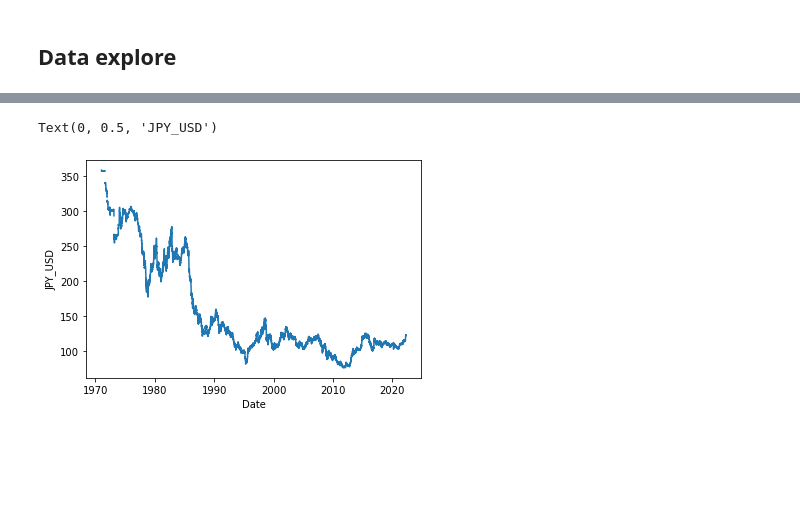
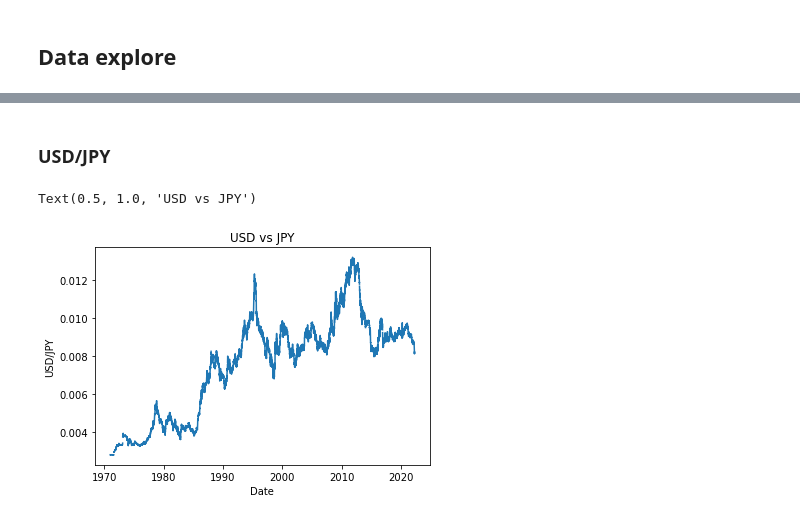
Before and after one commit to veryveryspooky/foreign_exchange_prediction, a Jupyter notebook: main.ipynb, the cells around one changed output, grey strips where cells are left out. Drawn from its saved outputs; the diff is of its cells as text; code cells hidden in the pictures; blank space fills up the shorter version.

```diff
--- a/main.ipynb
+++ b/main.ipynb
@@ -9,8 +9,10 @@ import matplotlib.pyplot as plt
 fred = Fred('725b5a988dcd81a9828c82cf8906d571')
 # %%
 usd_eur = pd.DataFrame(fred.get_series('DEXUSEU')).reset_index().rename(columns={'index':'Date', 0:'value'})
-jpy_usd = pd.DataFrame(fred.get_series('DEXJPUS')).reset_index().rename(columns={'index':'Date', 0:'value'})
-cny_usd = pd.DataFrame(fred.get_series('DEXCHUS')).reset_index().rename(columns={'index':'Date', 0:'value'})
+usd_jpy = pd.DataFrame(fred.get_series('DEXJPUS')).reset_index().rename(columns={'index':'Date', 0:'value'})
+usd_jpy['value'] = 1/usd_jpy['value']
+usd_cny = pd.DataFrame(fred.get_series('DEXCHUS')).reset_index().rename(columns={'index':'Date', 0:'value'})
+usd_cny['value'] = 1/usd_cny['value']
 usd_gbp = pd.DataFrame(fred.get_series('DEXUSUK')).reset_index().rename(columns={'index':'Date', 0:'value'})
 # %% [markdown]
 ## Data explore
@@ -24,7 +41,10 @@ Text(0, 0.5, 'USD/EUR')
+# %% [markdown]
+### USD/JPY
 # %%
-plt.plot(jpy_usd['Date'], jpy_usd['value'])
+plt.plot(usd_jpy['Date'], usd_jpy['value'])
 plt.xlabel('Date')
-plt.ylabel('JPY_USD')
+plt.ylabel('USD/JPY')
+plt.title('USD vs JPY')
 # %% [output]
-Text(0, 0.5, 'JPY_USD')
+Text(0.5, 1.0, 'USD vs JPY')
-[figure, old version]
+[figure, new version]
```
Also changed, not shown: parts of 7 cells of this notebook.
